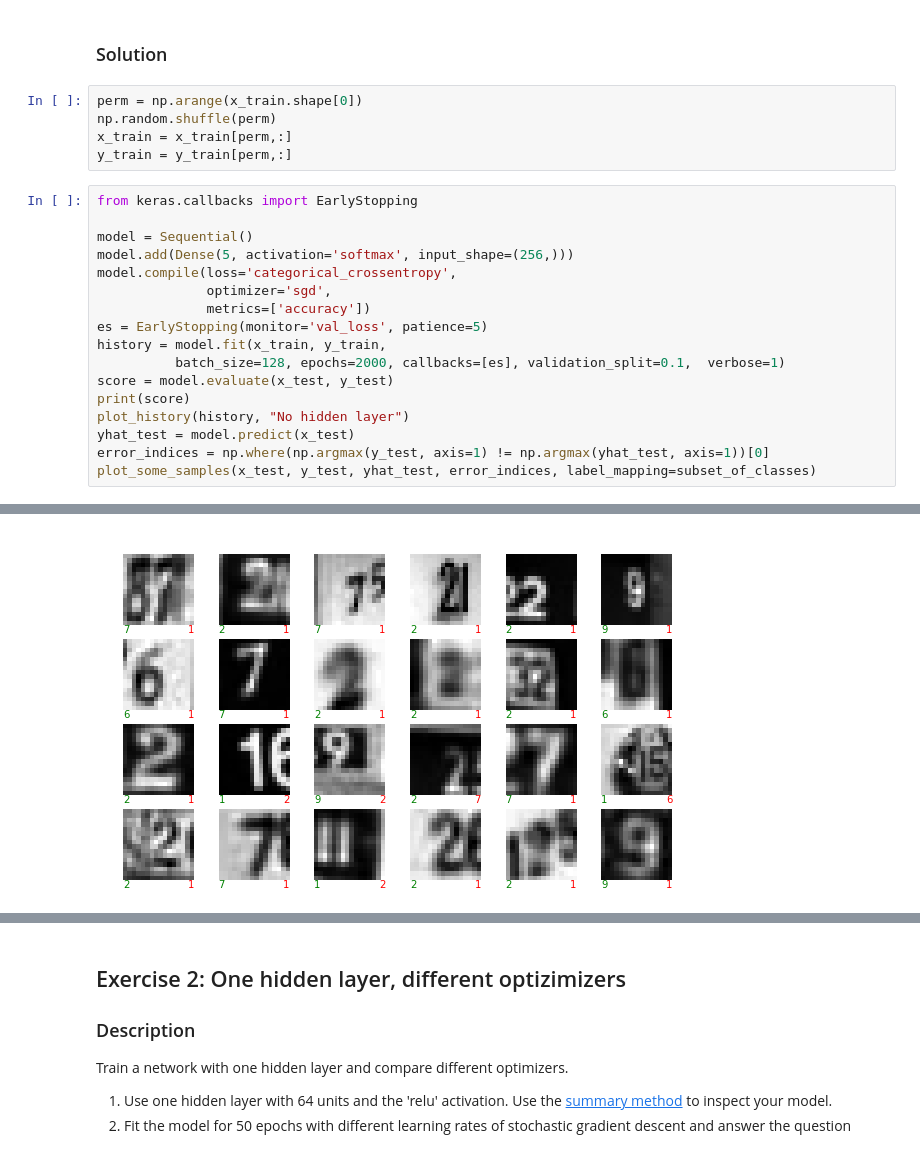
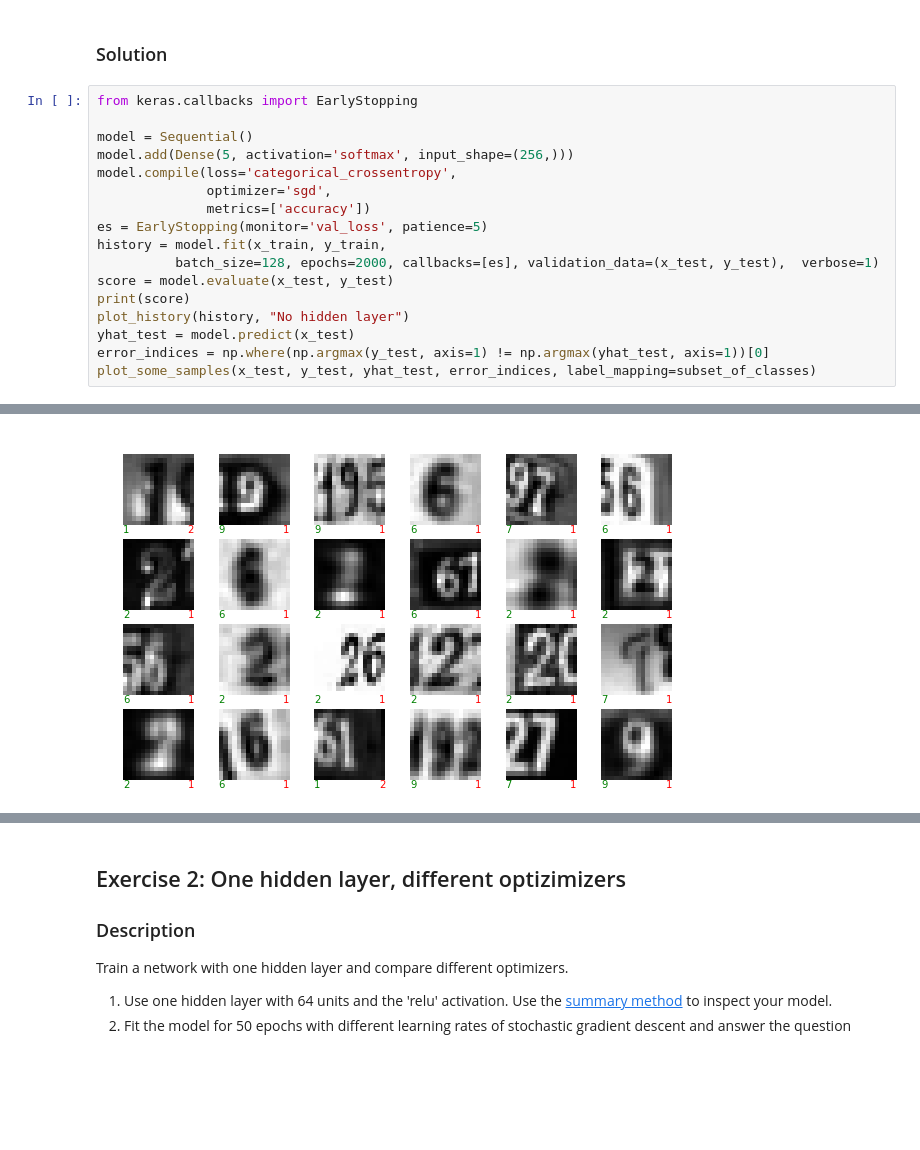
Before and after one commit to adrian-valente/ANN_project1, a Jupyter notebook: miniproject1.ipynb, the cells around one changed output, grey strips where cells are left out. Drawn from its saved outputs; the diff is of its cells as text; blank space fills up the shorter version.

```diff
--- a/miniproject1.ipynb
+++ b/miniproject1.ipynb
@@ -214,11 +214,6 @@ Hints:
 * Have a look at the keras [examples](https://github.com/keras-team/keras/tree/master/examples), e.g. [mnist_mlp](https://github.com/keras-team/keras/blob/master/examples/mnist_mlp.py).
 # %% [markdown]
 ### Solution
-# %%
-perm = np.arange(x_train.shape[0])
-np.random.shuffle(perm)
-x_train = x_train[perm,:]
-y_train = y_train[perm,:]
 # %%
 from keras.callbacks import EarlyStopping
 
@@ -229,7 +224,7 @@ model.compile(loss='categorical_crossentropy',
               metrics=['accuracy'])
 es = EarlyStopping(monitor='val_loss', patience=5)
 history = model.fit(x_train, y_train,
-          batch_size=128, epochs=2000, callbacks=[es], validation_split=0.1,  verbose=1)
+          batch_size=128, epochs=2000, callbacks=[es], validation_data=(x_test, y_test),  verbose=1)
 score = model.evaluate(x_test, y_test)
 print(score)
 plot_history(history, "No hidden layer")
@@ -257 +252 @@ Epoch 163/2000
-[figure, old version]
+[figure, new version]
```
Also changed, not shown: parts of 19 cells of this notebook.
